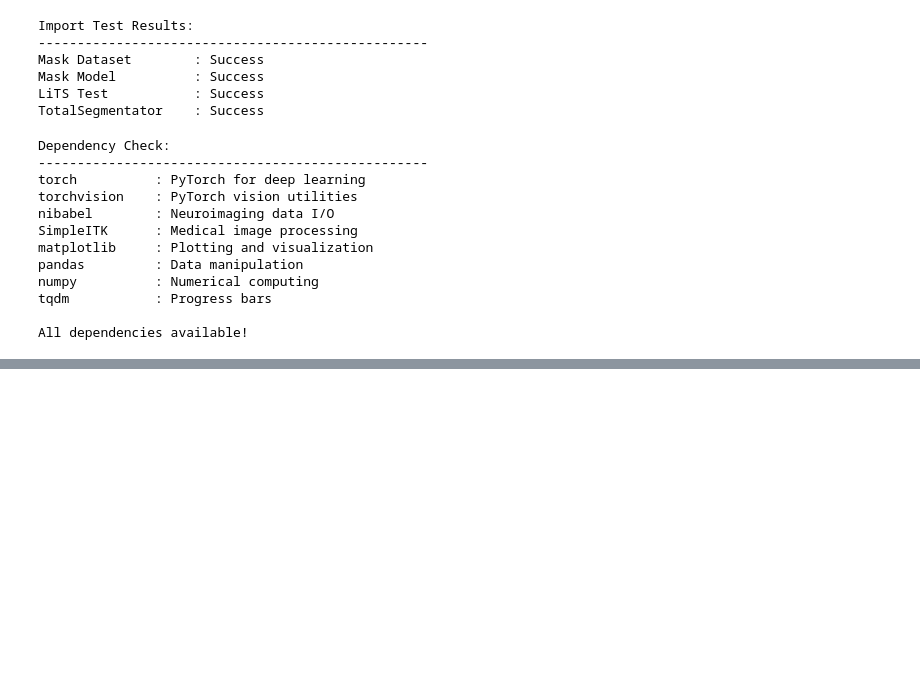
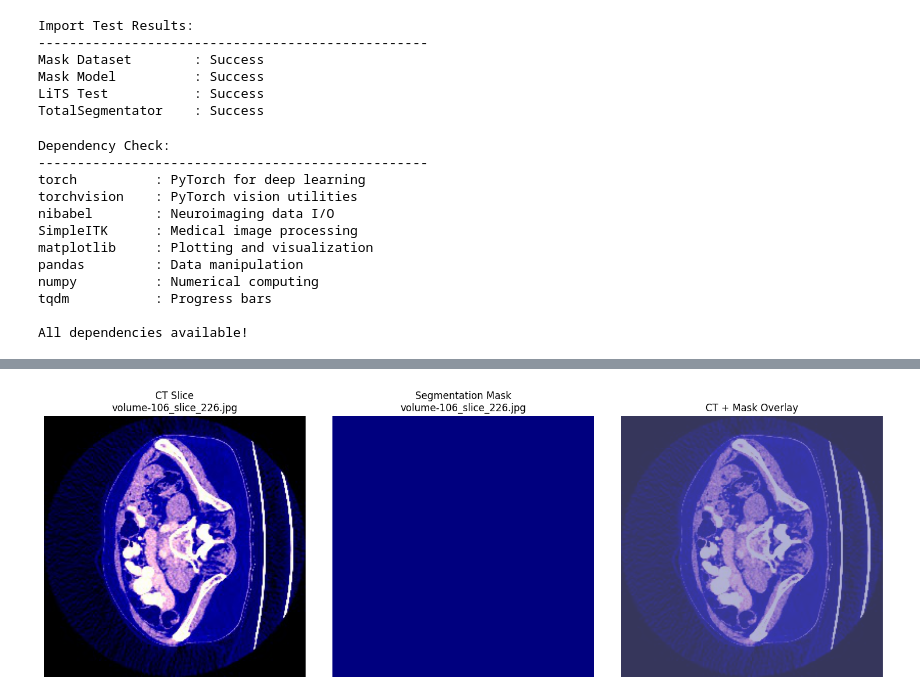
Before and after one commit to biomedicalusc2024/medicalproject2024, a Jupyter notebook: tutorial/Imaging_3D.ipynb, the cells around one changed output, grey strips where cells are left out. Drawn from its saved outputs; the diff is of its cells as text; code cells hidden in the pictures; blank space fills up the shorter version.

Commit message:
modify 3d image tutorial

```diff
--- a/tutorial/Imaging_3D.ipynb
+++ b/tutorial/Imaging_3D.ipynb
@@ -175,2 +179,86 @@ All dependencies available!
 
 Run Default Lits to test whether code works
+# %%
+def visualize_lits_sample():
+    """Visualize a sample LiTS CT slice and its corresponding mask"""
+
+    # Check if LiTS data exists
+    data_dir = Path("./data/LiTS")
+    train_images_dir = data_dir / "train_images" / "train_images"
+    train_masks_dir = data_dir / "train_masks" / "train_masks"
+
+    if not train_images_dir.exists() or not train_masks_dir.exists():
+        print("LiTS data not found. Please run the default test first to download the data.")
+        return
+
+    # Get a sample image and mask
+    image_files = list(train_images_dir.glob("*.jpg"))
+    if not image_files:
+        print("No image files found in LiTS directory.")
+        return
+
+    # Take the first image as sample
+    sample_image_path = image_files[0]
+    sample_mask_path = train_masks_dir / sample_image_path.name
+
+    if not sample_mask_path.exists():
+        print(f"Corresponding mask not found for {sample_image_path.name}")
+        return
+
+    # Load and display the images
+    try:
+        # Load CT image
+        ct_image = Image.open(sample_image_path)
+        ct_array = np.array(ct_image)
+
+        # Load segmentation mask
+        mask_image = Image.open(sample_mask_path)
+        mask_array = np.array(mask_image)
+
+        # Create visualization
+        fig, axes = plt.subplots(1, 3, figsize=(15, 5))
+
+        # Original CT slice
+        axes[0].imshow(ct_array, cmap='gray')
+        axes[0].set_title(f'CT Slice\n{sample_image_path.name}', fontsize=12)
+        axes[0].axis('off')
+
+        # Segmentation mask
+        axes[1].imshow(mask_array, cmap='jet')
+        axes[1].set_title(f'Segmentation Mask\n{sample_mask_path.name}', fontsize=12)
+        axes[1].axis('off')
+
+        # Overlay
+        axes[2].imshow(ct_array, cmap='gray', alpha=0.7)
+        axes[2].imshow(mask_array, cmap='jet', alpha=0.3)
+        axes[2].set_title('CT + Mask Overlay', fontsize=12)
+        axes[2].axis('off')
+
+        plt.tight_layout()
+        plt.show()
+
+        # Print image information
+        print(f"\nImage Information:")
+        print(f"CT Image Shape: {ct_array.shape}")
+        print(f"CT Value Range: {ct_array.min()} - {ct_array.max()}")
+        print(f"Mask Shape: {mask_array.shape}")
+        print(f"Mask Value Range: {mask_array.min()} - {mask_array.max()}")
+        print(f"Unique mask values: {np.unique(mask_array)}")
+
+        # Calculate basic statistics
+        liver_pixels = np.sum(mask_array > 0)
+        total_pixels = mask_array.size
+        liver_percentage = (liver_pixels / total_pixels) * 100
+
+        print(f"\nSegmentation Statistics:")
+        print(f"Total pixels: {total_pixels:,}")
+        print(f"Liver pixels: {liver_pixels:,}")
+        print(f"Liver coverage: {liver_percentage:.2f}%")
+
+    except Exception as e:
+        print(f"Error loading images: {e}")
+
+# Try to visualize sample data
+visualize_lits_sample()
+# %% [output]
+[figure, added]
```
Also changed, not shown: parts of 7 cells of this notebook, 2 other files.
